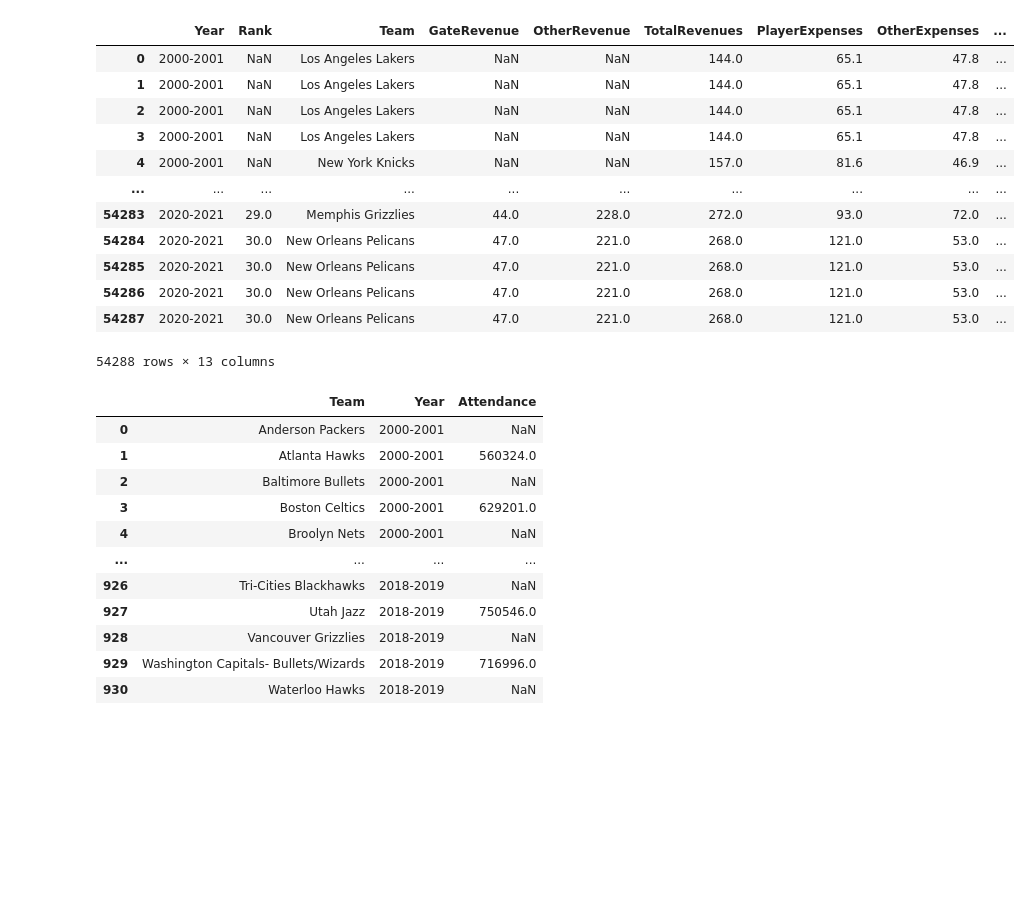
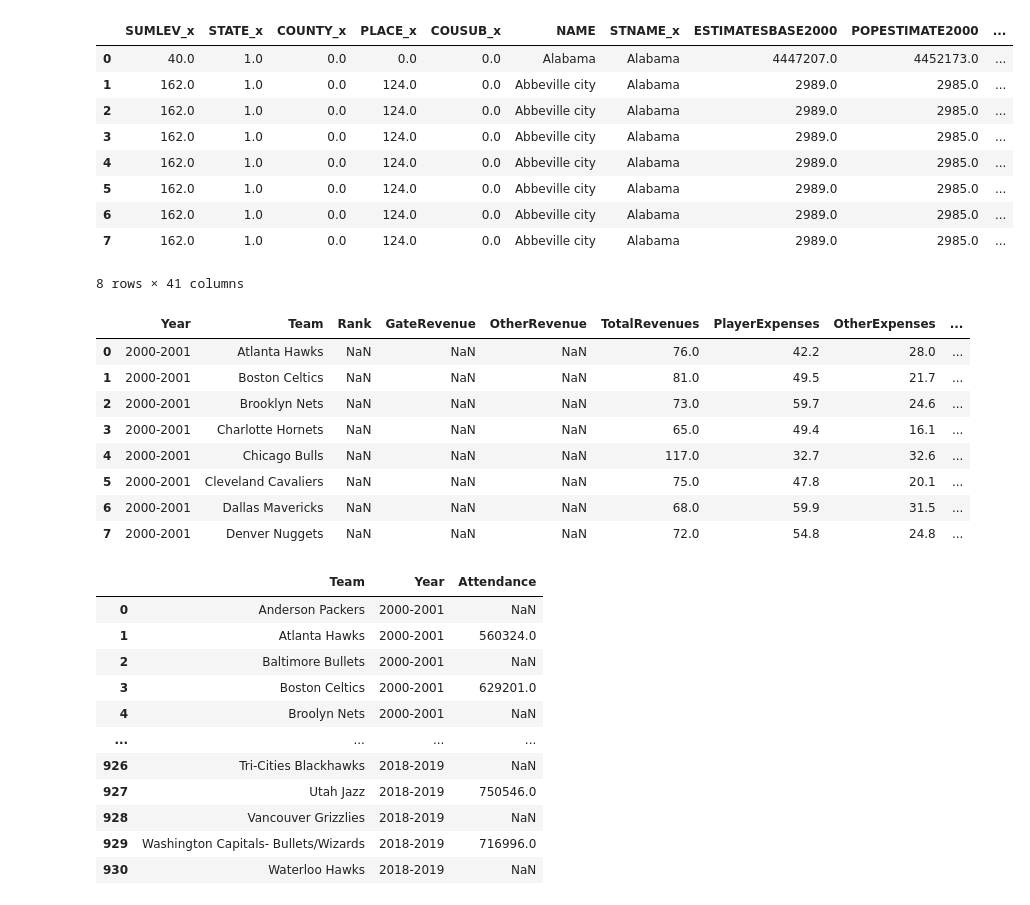
Before and after one commit to XinyangNick/ECO353-Project-1, a Jupyter notebook: ECO353P1.ipynb, the cells around one changed output. Drawn from its saved outputs; the diff is of its cells as text; code cells hidden in the pictures; blank space fills up the shorter version.

```diff
--- a/ECO353P1.ipynb
+++ b/ECO353P1.ipynb
@@ -135,2 +125,15 @@ City_pop_10 = pd.read_csv(path + 'Population10-20.csv')
 merged_df = pd.merge(City_pop_00, City_pop_10, on='NAME', how='outer')
+# %%
+merged_df.head(8)
+# %% [output]
+|  | SUMLEV_x | STATE_x | COUNTY_x | PLACE_x | COUSUB_x | NAME | STNAME_x | ESTIMATESBASE2000 | POPESTIMATE2000 | ... |
+| 0 | 40.0 | 1.0 | 0.0 | 0.0 | 0.0 | Alabama | Alabama | 4447207.0 | 4452173.0 | ... |
+| 1 | 162.0 | 1.0 | 0.0 | 124.0 | 0.0 | Abbeville city | Alabama | 2989.0 | 2985.0 | ... |
+| 2 | 162.0 | 1.0 | 0.0 | 124.0 | 0.0 | Abbeville city | Alabama | 2989.0 | 2985.0 | ... |
+| 3 | 162.0 | 1.0 | 0.0 | 124.0 | 0.0 | Abbeville city | Alabama | 2989.0 | 2985.0 | ... |
+| 4 | 162.0 | 1.0 | 0.0 | 124.0 | 0.0 | Abbeville city | Alabama | 2989.0 | 2985.0 | ... |
+| 5 | 162.0 | 1.0 | 0.0 | 124.0 | 0.0 | Abbeville city | Alabama | 2989.0 | 2985.0 | ... |
+| 6 | 162.0 | 1.0 | 0.0 | 124.0 | 0.0 | Abbeville city | Alabama | 2989.0 | 2985.0 | ... |
+| 7 | 162.0 | 1.0 | 0.0 | 124.0 | 0.0 | Abbeville city | Alabama | 2989.0 | 2985.0 | ... |
+8 rows × 41 columns
 # %%
@@ -169,22 +173,18 @@ merged_df = merged_df.melt(id_vars=['City'], var_name='Year2', value_name='CityP
 result_df = pd.merge(NBA_revenue, merged_df, on=['City', 'Year2'], how='left')
-# %%
-result_df
-# %% [output]
-|  | Year | Rank | Team | GateRevenue | OtherRevenue | TotalRevenues | PlayerExpenses | OtherExpenses | ... |
-| 0 | 2000-2001 | NaN | Los Angeles Lakers | NaN | NaN | 144.0 | 65.1 | 47.8 | ... |
-| 1 | 2000-2001 | NaN | Los Angeles Lakers | NaN | NaN | 144.0 | 65.1 | 47.8 | ... |
-| 2 | 2000-2001 | NaN | Los Angeles Lakers | NaN | NaN | 144.0 | 65.1 | 47.8 | ... |
-| 3 | 2000-2001 | NaN | Los Angeles Lakers | NaN | NaN | 144.0 | 65.1 | 47.8 | ... |
-| 4 | 2000-2001 | NaN | New York Knicks | NaN | NaN | 157.0 | 81.6 | 46.9 | ... |
-| ... | ... | ... | ... | ... | ... | ... | ... | ... | ... |
-| 54283 | 2020-2021 | 29.0 | Memphis Grizzlies | 44.0 | 228.0 | 272.0 | 93.0 | 72.0 | ... |
-| 54284 | 2020-2021 | 30.0 | New Orleans Pelicans | 47.0 | 221.0 | 268.0 | 121.0 | 53.0 | ... |
-| 54285 | 2020-2021 | 30.0 | New Orleans Pelicans | 47.0 | 221.0 | 268.0 | 121.0 | 53.0 | ... |
-| 54286 | 2020-2021 | 30.0 | New Orleans Pelicans | 47.0 | 221.0 | 268.0 | 121.0 | 53.0 | ... |
-| 54287 | 2020-2021 | 30.0 | New Orleans Pelicans | 47.0 | 221.0 | 268.0 | 121.0 | 53.0 | ... |
-54288 rows × 13 columns
 # %%
 result_df = result_df.sort_values('CityPopulation', ascending=False).groupby(['Year', 'Team']).first().reset_index()
+# %%
+result_df.head(8)
+# %% [output]
+|  | Year | Team | Rank | GateRevenue | OtherRevenue | TotalRevenues | PlayerExpenses | OtherExpenses | ... |
+| 0 | 2000-2001 | Atlanta Hawks | NaN | NaN | NaN | 76.0 | 42.2 | 28.0 | ... |
+| 1 | 2000-2001 | Boston Celtics | NaN | NaN | NaN | 81.0 | 49.5 | 21.7 | ... |
+| 2 | 2000-2001 | Brooklyn Nets | NaN | NaN | NaN | 73.0 | 59.7 | 24.6 | ... |
+| 3 | 2000-2001 | Charlotte Hornets | NaN | NaN | NaN | 65.0 | 49.4 | 16.1 | ... |
+| 4 | 2000-2001 | Chicago Bulls | NaN | NaN | NaN | 117.0 | 32.7 | 32.6 | ... |
+| 5 | 2000-2001 | Cleveland Cavaliers | NaN | NaN | NaN | 75.0 | 47.8 | 20.1 | ... |
+| 6 | 2000-2001 | Dallas Mavericks | NaN | NaN | NaN | 68.0 | 59.9 | 31.5 | ... |
+| 7 | 2000-2001 | Denver Nuggets | NaN | NaN | NaN | 72.0 | 54.8 | 24.8 | ... |
 # %%
 NBA_attend['Team'] = NBA_attend['Team'].str.title()
 # %%
```
Also changed, not shown: parts of 22 cells of this notebook, 2 other files.
